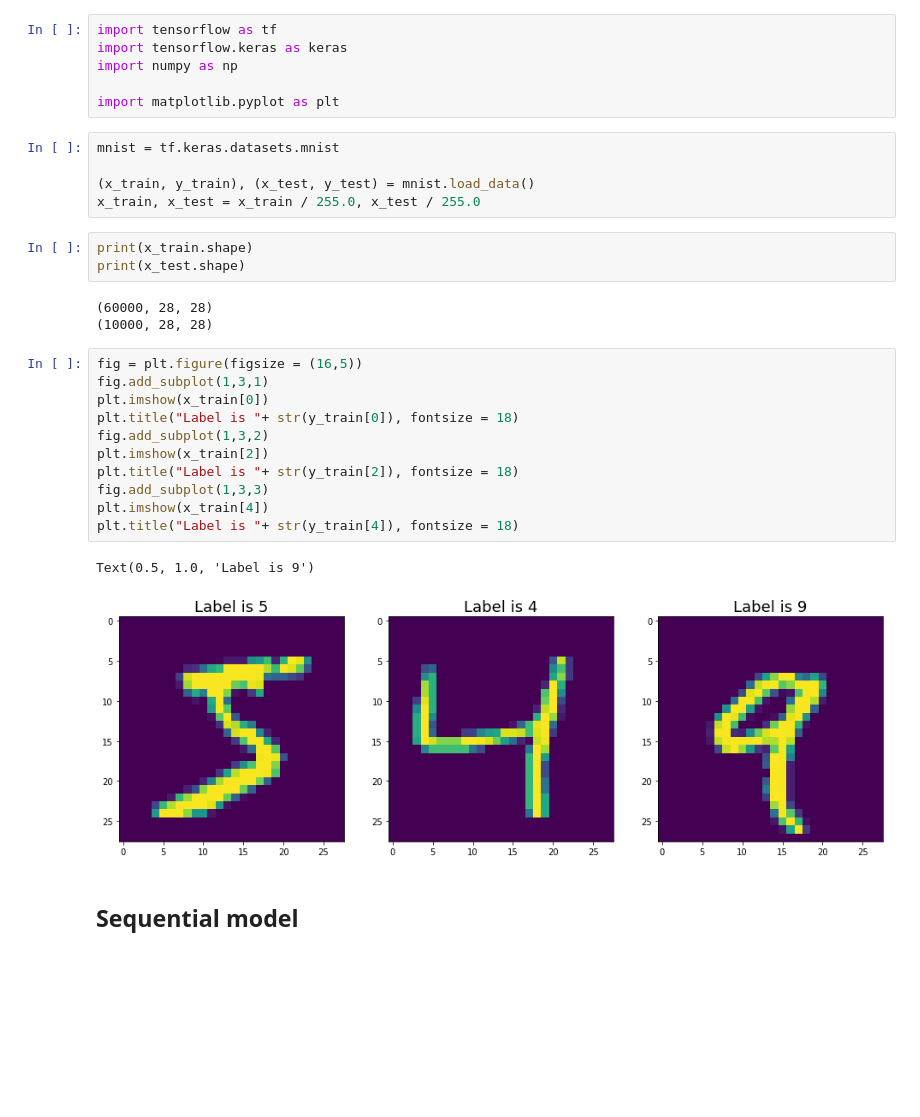
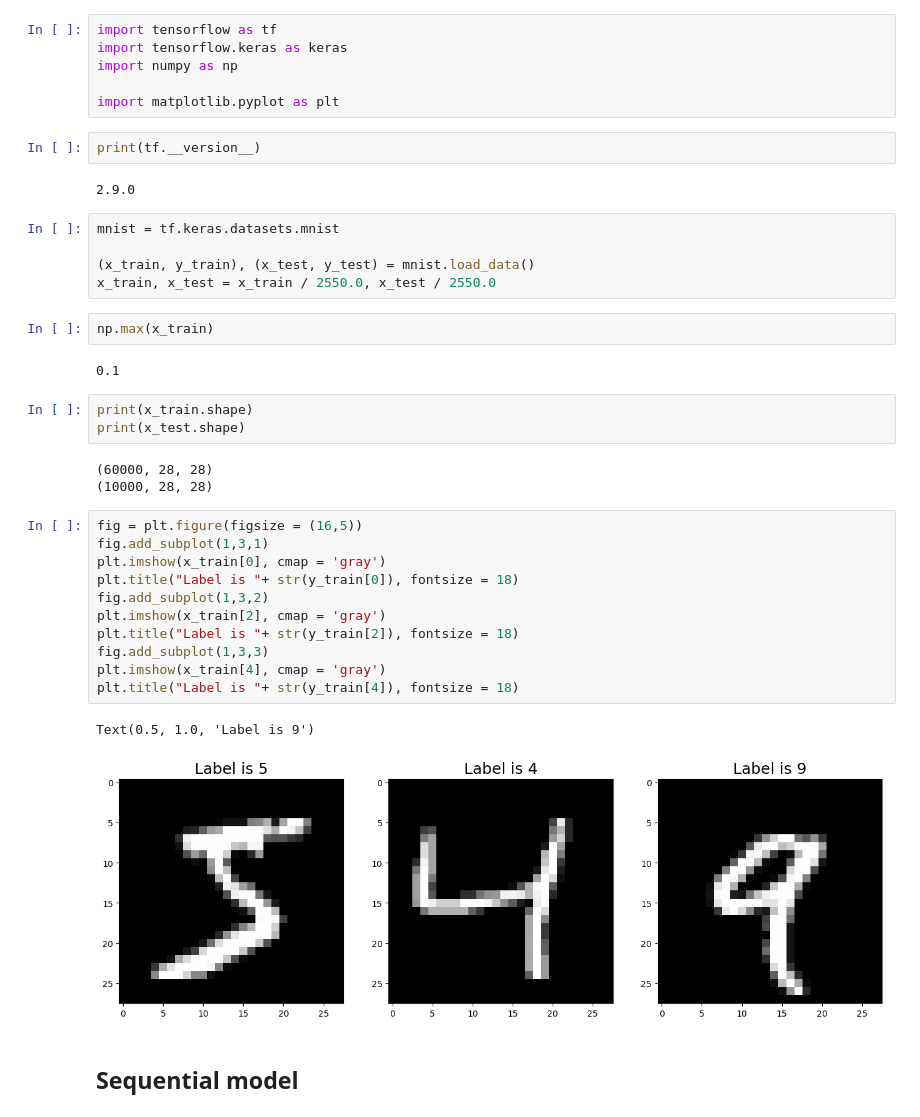
Before and after one commit to toelt-llc/COURSE-SUPSI-Lectures-2024, a Jupyter notebook: 1 - Keras and TF/code/Easy_Network_with_Keras.ipynb, the cells around one changed output. Saved outputs shown, nothing was run; the diff lists cells and outputs as text; blank space fills up the shorter version.

```diff
--- a/1 - Keras and TF/code/Easy_Network_with_Keras.ipynb
+++ b/1 - Keras and TF/code/Easy_Network_with_Keras.ipynb
@@ -12,11 +12,19 @@ import tensorflow.keras as keras
 import numpy as np
 
 import matplotlib.pyplot as plt
+# %%
+print(tf.__version__)
+# %% [output]
+2.9.0
 # %%
 mnist = tf.keras.datasets.mnist
 
 (x_train, y_train), (x_test, y_test) = mnist.load_data()
-x_train, x_test = x_train / 255.0, x_test / 255.0
+x_train, x_test = x_train / 2550.0, x_test / 2550.0
+# %%
+np.max(x_train)
+# %% [output]
+0.1
 # %%
 print(x_train.shape)
 print(x_test.shape)
@@ -26,17 +34,17 @@ print(x_test.shape)
 # %%
 fig = plt.figure(figsize = (16,5))
 fig.add_subplot(1,3,1)
-plt.imshow(x_train[0])
+plt.imshow(x_train[0], cmap = 'gray')
 plt.title("Label is "+ str(y_train[0]), fontsize = 18)
 fig.add_subplot(1,3,2)
-plt.imshow(x_train[2])
+plt.imshow(x_train[2], cmap = 'gray')
 plt.title("Label is "+ str(y_train[2]), fontsize = 18)
 fig.add_subplot(1,3,3)
-plt.imshow(x_train[4])
+plt.imshow(x_train[4], cmap = 'gray')
 plt.title("Label is "+ str(y_train[4]), fontsize = 18)
 # %% [output]
 Text(0.5, 1.0, 'Label is 9')
-[figure, old version]
+[figure, new version]
 # %% [markdown]
 ## Sequential model
 # %%
```
Also changed, not shown: parts of 6 cells of this notebook.
